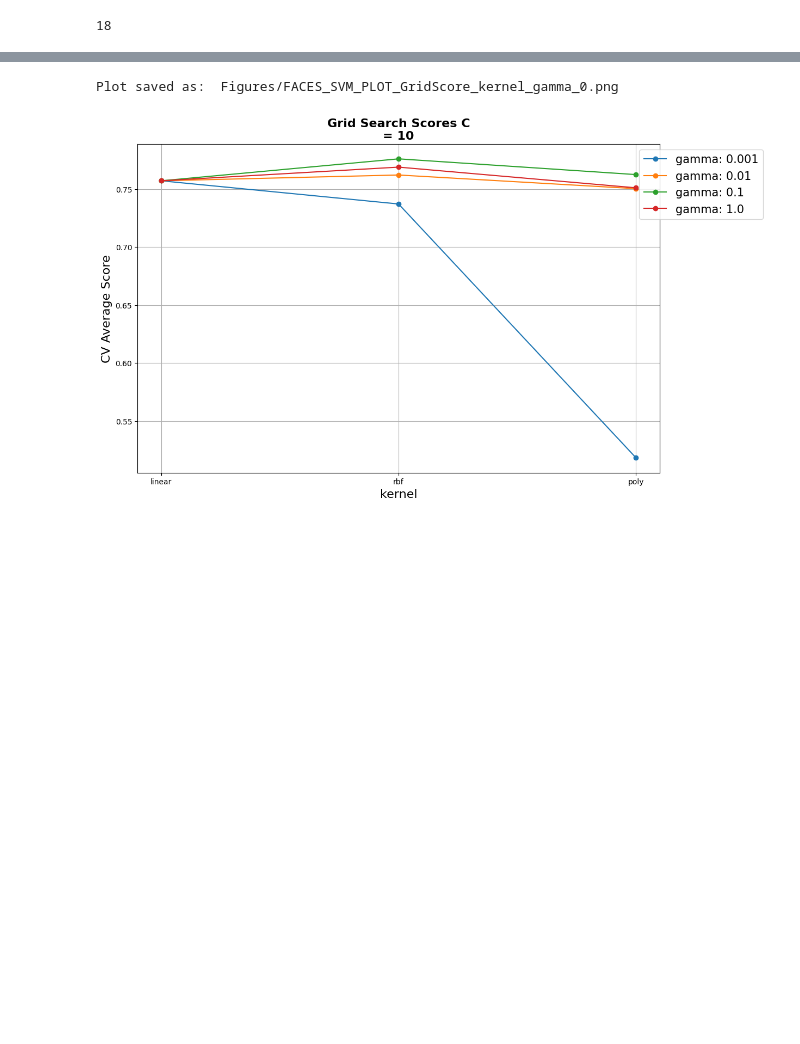
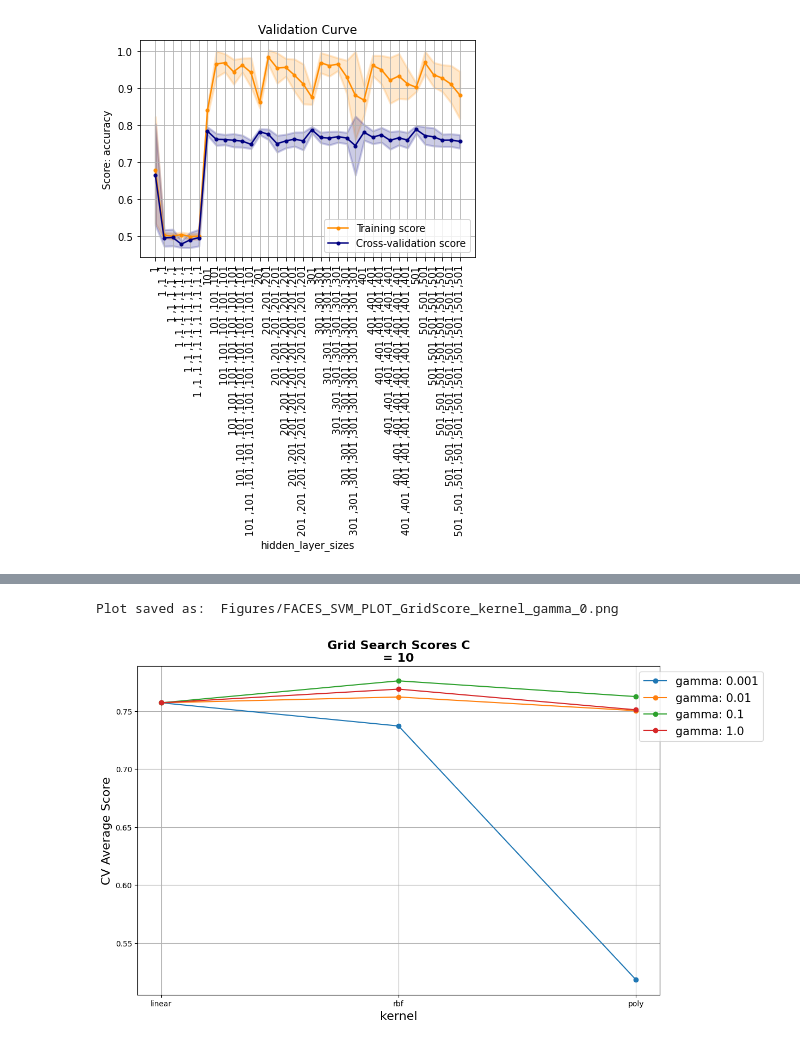
Before and after one commit to Inquisitive-ME/SupervisedLearning_Project_Code, a Jupyter notebook: NeuralNetworks/faces_NN_analysis.ipynb, the cells around one changed output, grey strips where cells are left out. Cells and saved outputs as stored; diff of their text form; code cells hidden in the pictures; blank space fills up the shorter version.

```diff
--- a/NeuralNetworks/faces_NN_analysis.ipynb
+++ b/NeuralNetworks/faces_NN_analysis.ipynb
@@ -38,18 +51,39 @@ gs_results = gs
 # %%
+import pickle
+
 num_nodes_per_layer = [i for i in range(1, 502, 100)]
 num_hidden_layers = [i for i in range(1, 12, 2)]
 
 hidden_layer_sizes = []
 for num_nodes in num_nodes_per_layer:
     for num_layers in num_hidden_layers:
         tmp_hl = []
         for i in range(num_layers):
             tmp_hl.append(num_nodes)
         hidden_layer_sizes.append(tmp_hl)
 
-TrainingCurves.full_validaiton_curve(MLPClassifier(), X_train, y_train, 'hidden_layer_sizes', hidden_layer_sizes, 'balanced_accuracy', cv=TrainingCurves.get_cv(), title="Validation Curve")
+
+hidden_layer_sizes
+string_hidden_layer_size = []
+for i in hidden_layer_sizes:
+    temp = ""
+    for ii in i:
+        temp += (str(ii) + " ,")
+    temp=temp[:-2]
+    string_hidden_layer_size.append(temp)
+
+
+if(os.path.isfile('temp_val_scores.pickle')):
+    with open('temp_val_scores.pickle', 'rb') as handle:
+        train_scores_mean, train_scores_std, test_scores_mean, test_scores_std = pickle.load(handle)
+else:
+    train_scores_mean, train_scores_std, test_scores_mean, test_scores_std = TrainingCurves.perform_validation_curve(MLPClassifier(), X_train, y_train, 'hidden_layer_sizes', hidden_layer_sizes, 'accuracy', cv=TrainingCurves.get_cv())
+    with open('temp_val_scores.pickle', 'wb') as handle:
+        pickle.dump((train_scores_mean, train_scores_std, test_scores_mean, test_scores_std), handle, protocol=pickle.HIGHEST_PROTOCOL)
+
+TrainingCurves.plot_validation_curve(train_scores_mean, train_scores_std, test_scores_mean, test_scores_std, "hidden_layer_sizes", string_hidden_layer_size, title="Validation Curve", scoring="accuracy", tick_spacing=1, rotation='vertical')
 # %% [output]
-18
+[figure, added]
 # %%
 common_grid_search_analysis.plot_grid_search_model_complexity(gs_results, PLOT_PREFIX)
 # %% [output]
```
Also changed, not shown: parts of 6 cells of this notebook, 3 other files.
